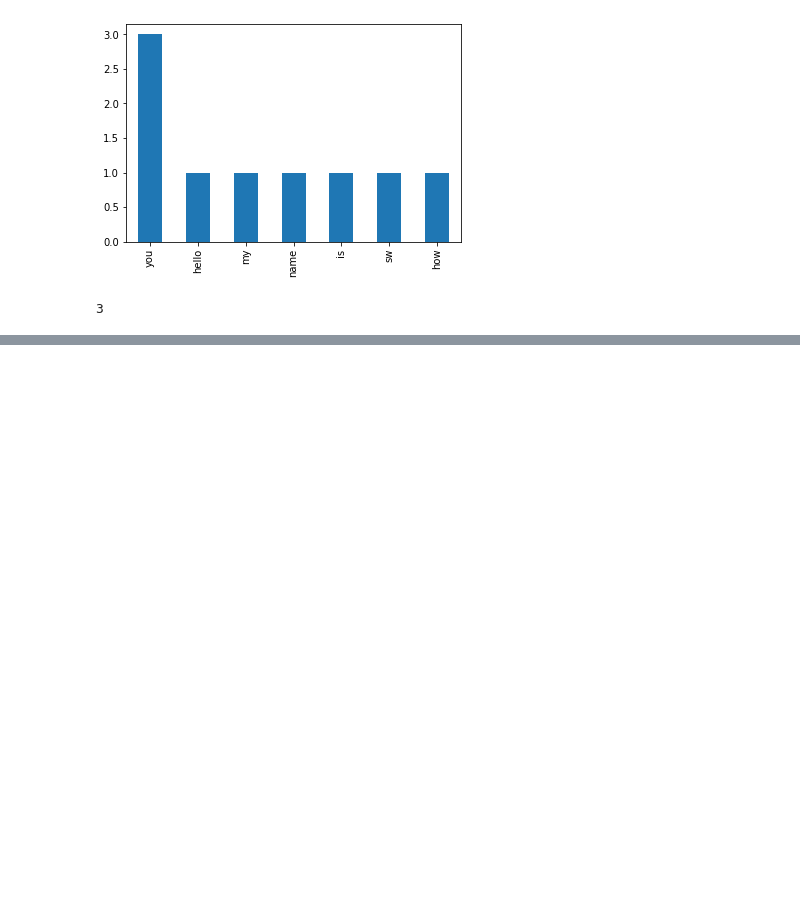
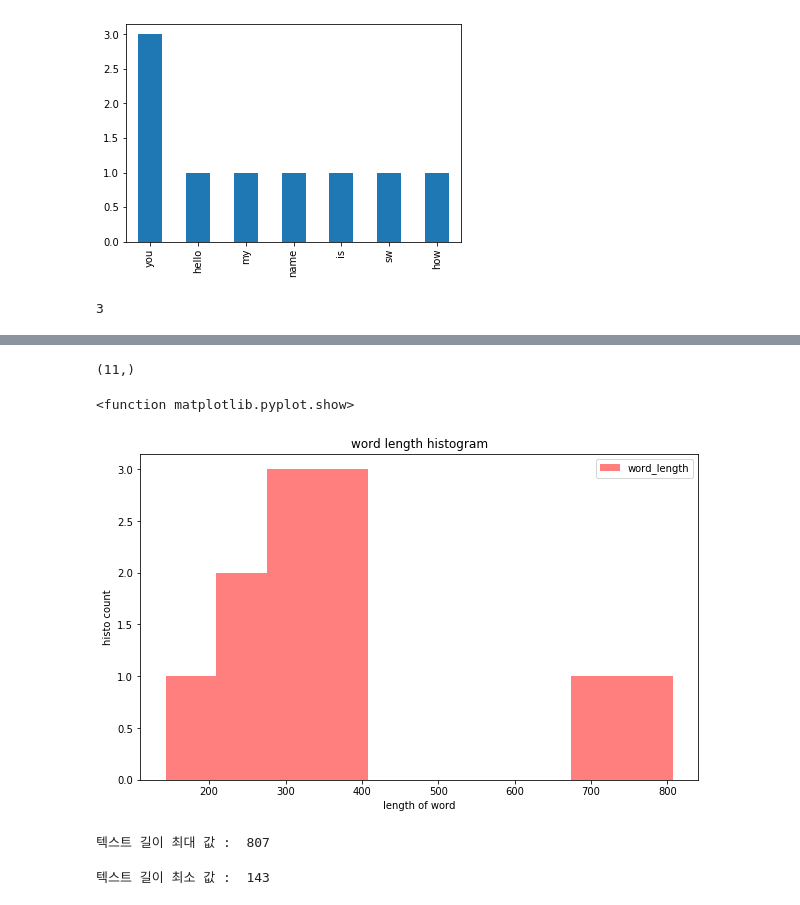
Before and after one commit to swgu931/temp, a Jupyter notebook: DE_course_1.ipynb, the cells around one changed output, grey strips where cells are left out. Cells and saved outputs as stored; diff of their text form; code cells hidden in the pictures; blank space fills up the shorter version.

```diff
--- a/DE_course_1.ipynb
+++ b/DE_course_1.ipynb
@@ -683,0 +697,2 @@ words['word_count'][0]
+# %%
+data = pd.read_csv('./word_test.csv')
@@ -683,0 +727,2 @@ words['word_count'][0]
+# %%
+data_length = data['word'].apply(lambda x: len(x))
@@ -683,0 +744,23 @@ words['word_count'][0]
+# %%
+data_length.shape
+# %% [output]
+(11,)
+# %%
+plt.figure(figsize=(10,6))
+plt.hist(data_length, alpha=0.5, color='r', label='word_length')
+plt.title("word length histogram")
+plt.xlabel("length of word")
+plt.ylabel("histo count")
+plt.legend()
+plt.show
+# %% [output]
+<function matplotlib.pyplot.show>
+[figure, added]
+# %%
+print("텍스트 길이 최대 값 : ", np.max(data_length))
+# %% [output]
+텍스트 길이 최대 값 :  807
+# %%
+print("텍스트 길이 최소 값 : ", np.min(data_length))
+# %% [output]
+텍스트 길이 최소 값 :  143
```
Also changed, not shown: parts of 23 cells of this notebook.
